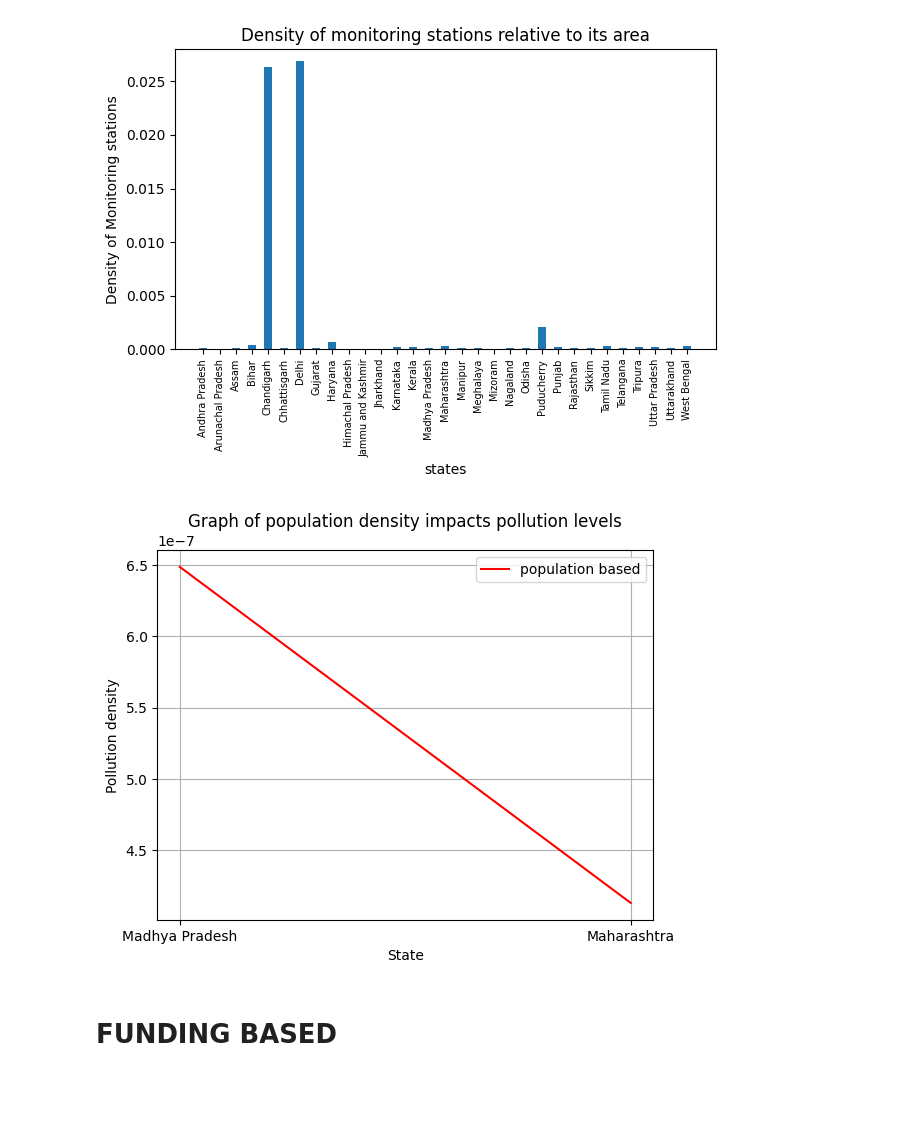
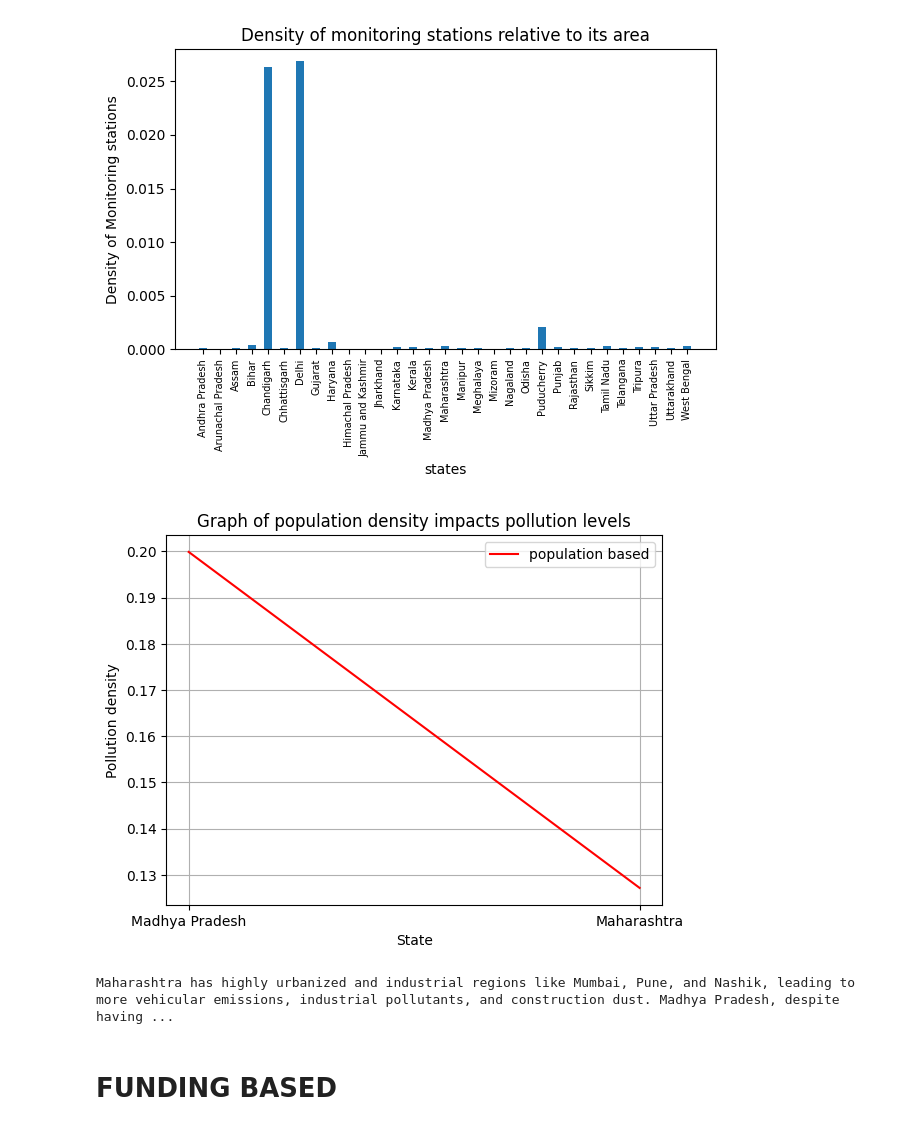
Before and after one commit to guptaaadhruv/PSDV_LAB3, a Jupyter notebook: 18th_feb.ipynb, the cells around one changed output. Cells and saved outputs as stored; diff of their text form; code cells hidden in the pictures; blank space fills up the shorter version.

```diff
--- a/18th_feb.ipynb
+++ b/18th_feb.ipynb
@@ -340,37 +363,35 @@ plt.show()
 # %% [output]
 [figure]
 # %%
-##################
-##################
-##################
-##################
 #Q3
 # Compare the average PM2.5 levels between Maharashtra and Madhya Pradesh over the year 2021. Given that both states have similar area
 # sizes but different population densities, analyze how population density impacts pollution levels in these two states.
 data = pd.read_csv('Data.csv')
 population = pd.read_csv('State_data.csv')
 
 data_2021 = data[pd.to_datetime(data['Timestamp']).dt.year == 2021]
 pm25_avg = data_2021.groupby('state')['PM2.5'].mean()
 population.set_index('State', inplace = True)
 merged_data = pm25_avg.to_frame('pm25_avg').join(population, how = 'inner')
-merged_data['pm25 population'] = merged_data['pm25_avg']/merged_data['Population']
+merged_data['population density'] = merged_data['Population']/merged_data['Area (km2)']
+merged_data['pm25 population'] = merged_data['pm25_avg']/merged_data['population density']
 mh_and_mp = merged_data.loc[merged_data.index.isin(['Maharashtra', 'Madhya Pradesh'])]
 
 
 fig, ax = plt.subplots()
 ax.plot(mh_and_mp.index, mh_and_mp['pm25 population'], label = 'population based', color = 'r')
 ax.set_xlabel('State')
 ax.set_ylabel('Pollution density')
 ax.set_title('Graph of population density impacts pollution levels')
 ax.grid(True)
 ax.legend()
 plt.show()
 
 
-print('')
+print("Maharashtra has highly urbanized and industrial regions like Mumbai, Pune, and Nashik, leading to more vehicular emissions, industrial pollutants, and construction dust. Madhya Pradesh, despite having large cities like Bhopal and Indore, has more rural and forested regions, which could contribute to better air quality.")
 # %% [output]
-[figure, old version]
+[figure, new version]
+Maharashtra has highly urbanized and industrial regions like Mumbai, Pune, and Nashik, leading to more vehicular emissions, industrial pollutants, and construction dust. Madhya Pradesh, despite having ...
 # %% [markdown]
 # FUNDING BASED
 # %%
```
Also changed, not shown: parts of 17 cells of this notebook, 5 other files.
